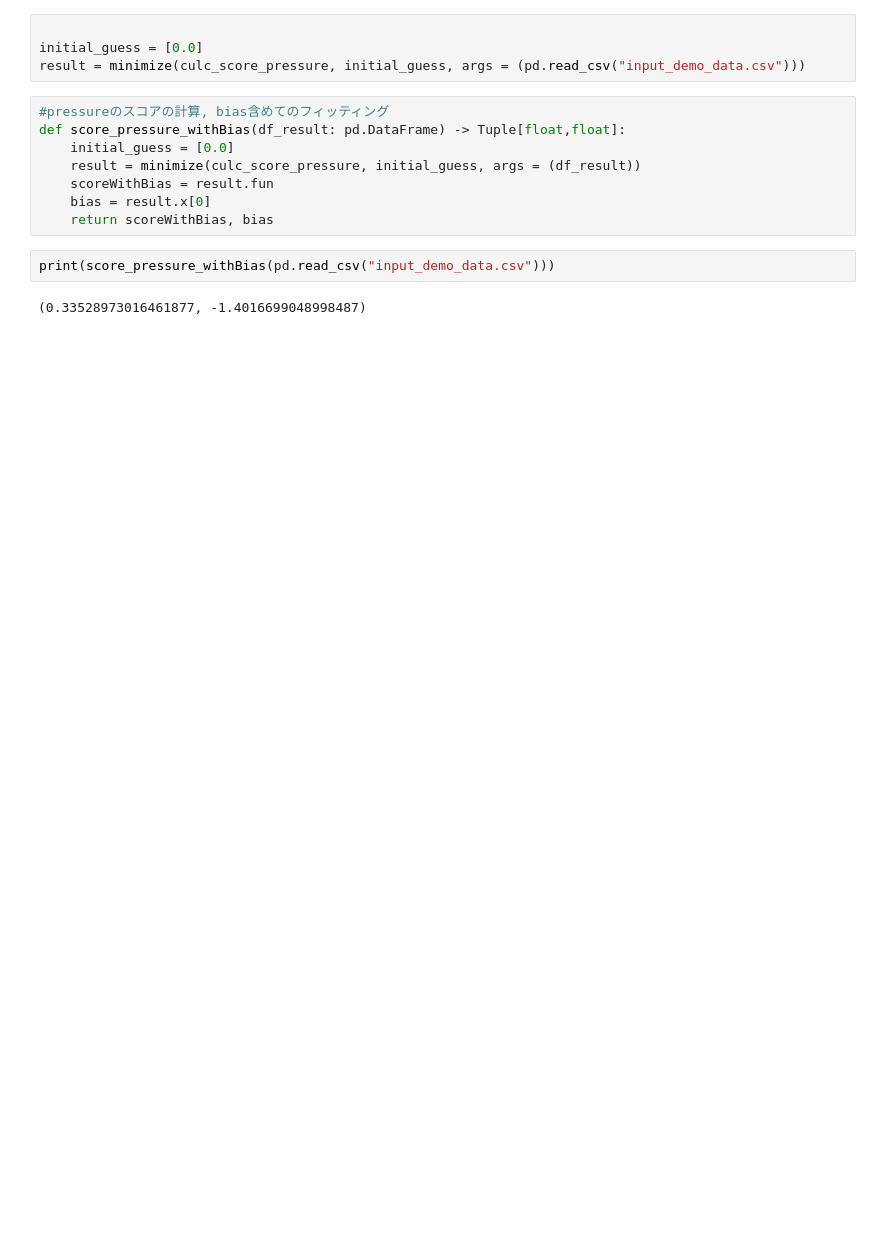
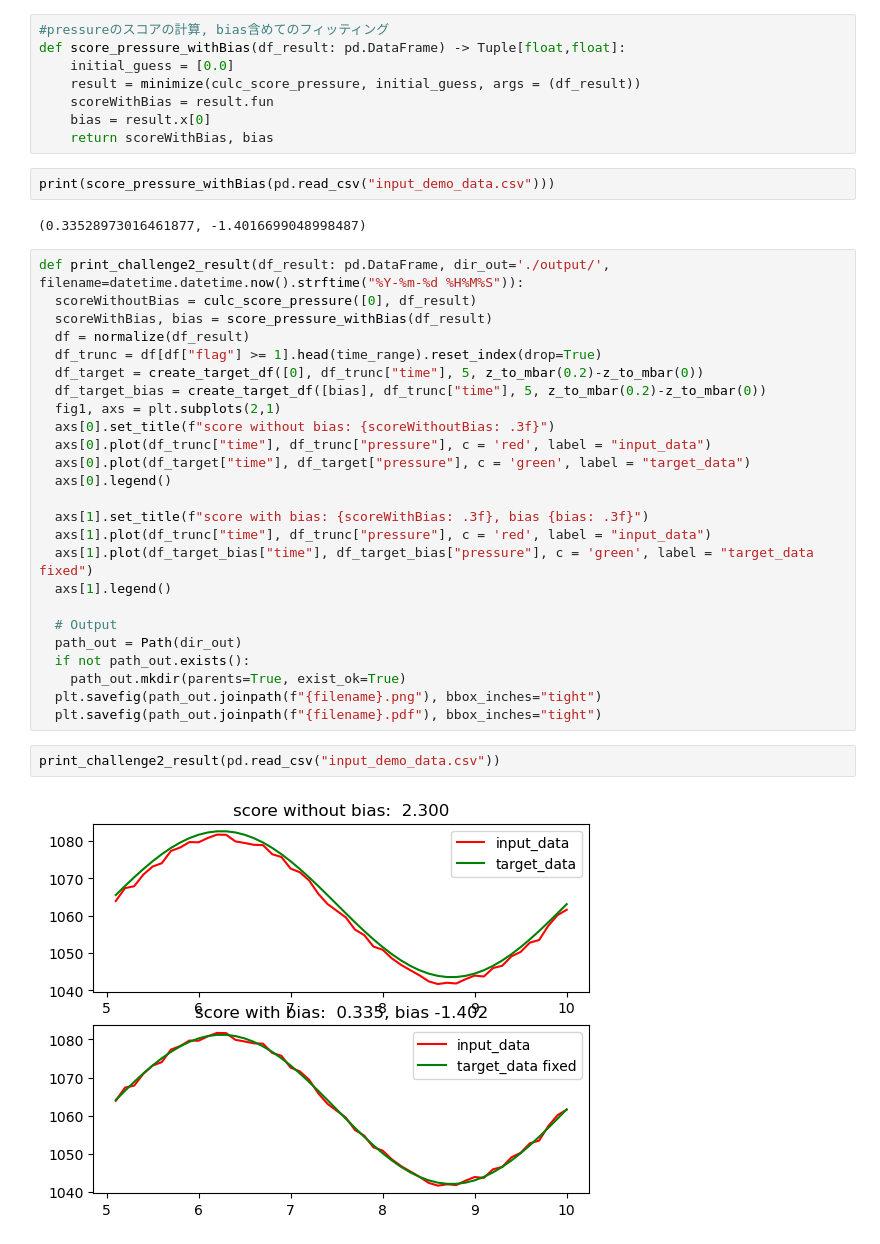
Before and after one commit to shiokoala/ouyou, a Jupyter notebook: score2.ipynb, the cells around one changed output. Saved outputs shown, nothing was run; the diff lists cells and outputs as text; blank space fills up the shorter version.

```diff
--- a/score2.ipynb
+++ b/score2.ipynb
@@ -85,10 +85,6 @@ print(f"pressure loss = {culc_score_pressure([0],df_test): .3f}")
 3   0.3    0    0    0     0     0     0  1068.613377     0
 4   0.4    0    0    0     0     0     0  1070.352186     0
 pressure loss =  2.300
-# %%
-
-initial_guess = [0.0]
-result = minimize(culc_score_pressure, initial_guess, args = (pd.read_csv("input_demo_data.csv")))
 # %%
 #pressureのスコアの計算, bias含めてのフィッティング
 def score_pressure_withBias(df_result: pd.DataFrame) -> Tuple[float,float]:
@@ -101,3 +97,32 @@ def score_pressure_withBias(df_result: pd.DataFrame) -> Tuple[float,float]:
 print(score_pressure_withBias(pd.read_csv("input_demo_data.csv")))
 # %% [output]
 (0.33528973016461877, -1.4016699048998487)
+# %%
+def print_challenge2_result(df_result: pd.DataFrame, dir_out='./output/', filename=datetime.datetime.now().strftime("%Y-%m-%d %H%M%S")):
+  scoreWithoutBias = culc_score_pressure([0], df_result)
+  scoreWithBias, bias = score_pressure_withBias(df_result)
+  df = normalize(df_result)
+  df_trunc = df[df["flag"] >= 1].head(time_range).reset_index(drop=True)
+  df_target = create_target_df([0], df_trunc["time"], 5, z_to_mbar(0.2)-z_to_mbar(0))
+  df_target_bias = create_target_df([bias], df_trunc["time"], 5, z_to_mbar(0.2)-z_to_mbar(0))
+  fig1, axs = plt.subplots(2,1)
+  axs[0].set_title(f"score without bias: {scoreWithoutBias: .3f}")
+  axs[0].plot(df_trunc["time"], df_trunc["pressure"], c = 'red', label = "input_data")
+  axs[0].plot(df_target["time"], df_target["pressure"], c = 'green', label = "target_data")
+  axs[0].legend()
+
+  axs[1].set_title(f"score with bias: {scoreWithBias: .3f}, bias {bias: .3f}")
+  axs[1].plot(df_trunc["time"], df_trunc["pressure"], c = 'red', label = "input_data")
+  axs[1].plot(df_target_bias["time"], df_target_bias["pressure"], c = 'green', label = "target_data fixed")
+  axs[1].legend()
+
+  # Output
+  path_out = Path(dir_out)
+  if not path_out.exists():
+    path_out.mkdir(parents=True, exist_ok=True)
+  plt.savefig(path_out.joinpath(f"{filename}.png"), bbox_inches="tight")
+  plt.savefig(path_out.joinpath(f"{filename}.pdf"), bbox_inches="tight")
+# %%
+print_challenge2_result(pd.read_csv("input_demo_data.csv"))
+# %% [output]
+[figure, added]
```
Also changed, not shown: 1 other file.
